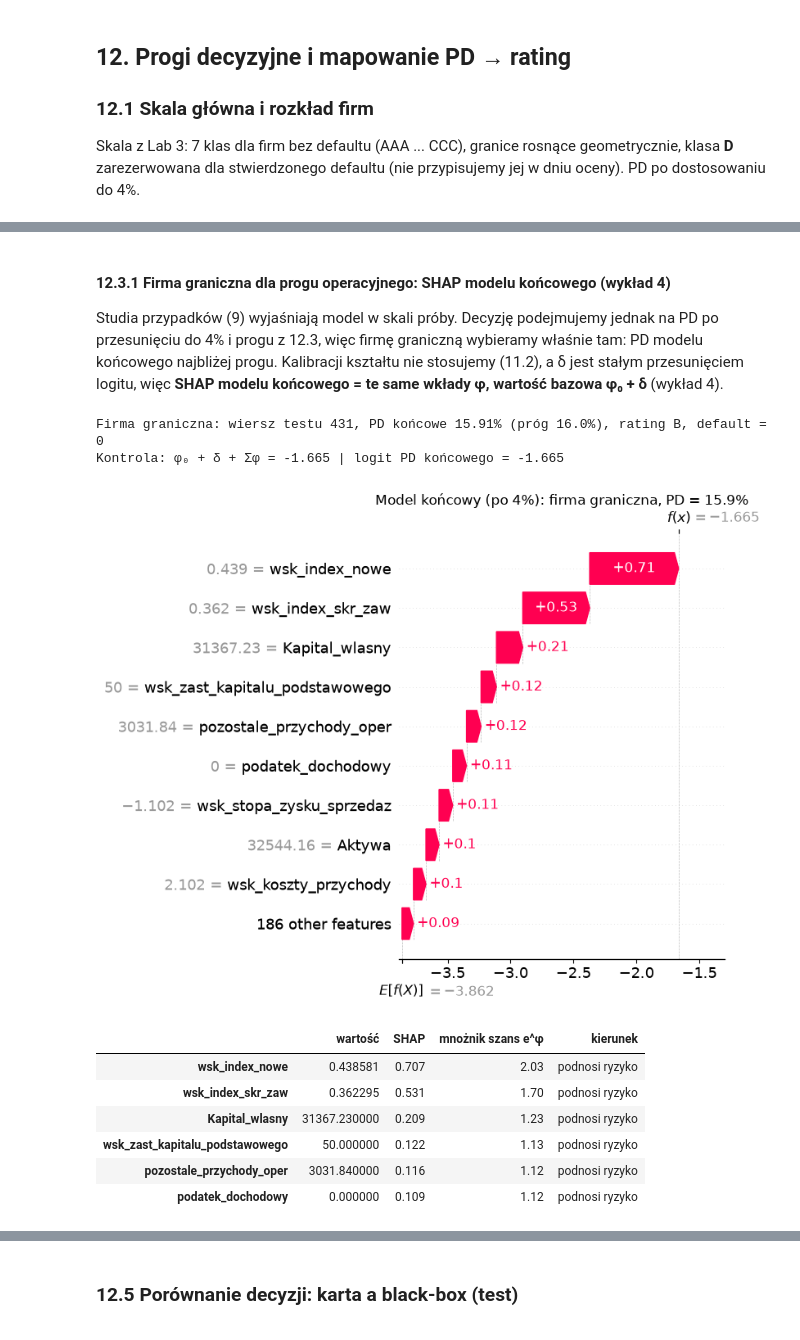
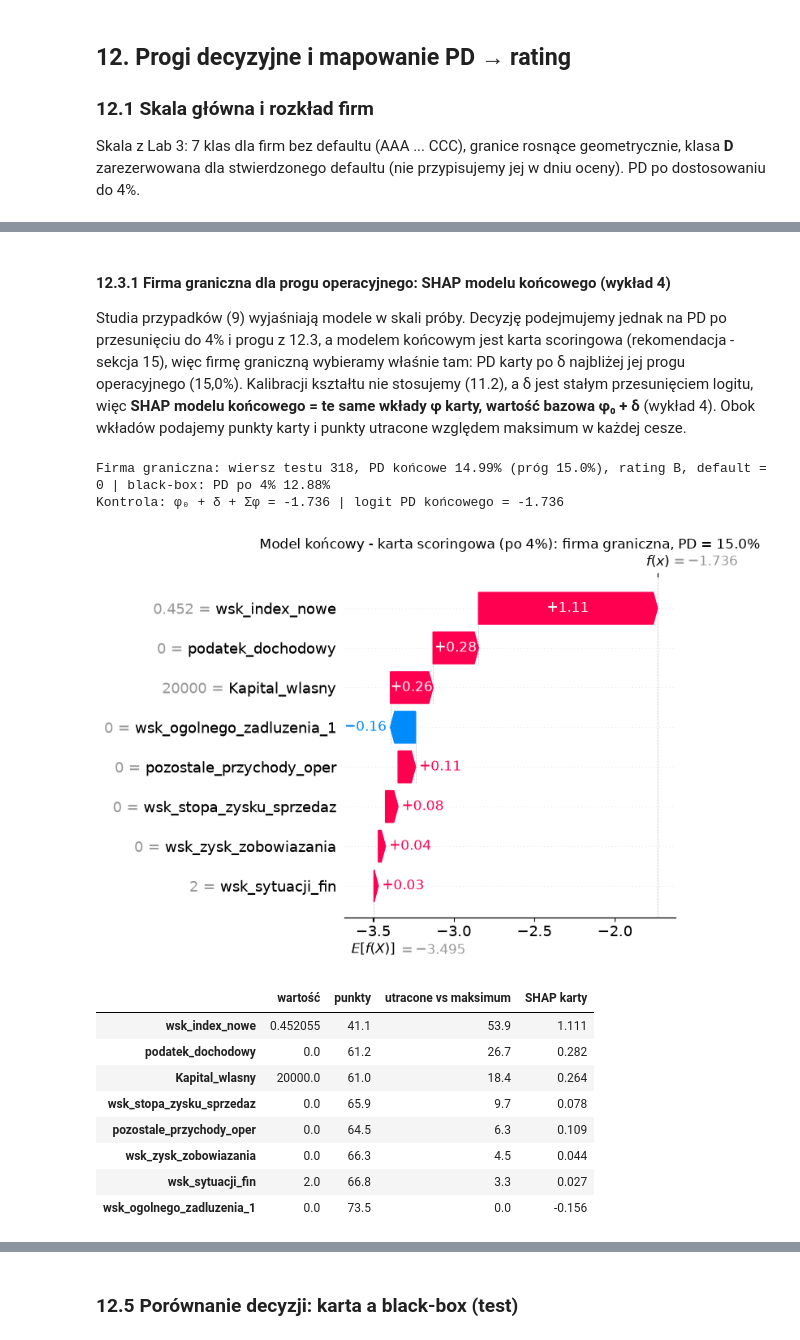
Before and after one commit to szymanskibartosz1/warsztaty_badawcze_projekt_1, a Jupyter notebook: wyjasnialnosc/projekt1_rating.ipynb, the cells around one changed output, grey strips where cells are left out. Drawn from its saved outputs; the diff is of its cells as text; code cells hidden in the pictures.

Commit message:
Wyjaśnialność: poprawki po przeglądzie (statsmodels, wkłady LIME, δ na portfelu 4%, karta jako model końcowy, kontrfakt bez dźwigni podatku), przeliczony notebook i dokumenty

```diff
--- a/wyjasnialnosc/projekt1_rating.ipynb
+++ b/wyjasnialnosc/projekt1_rating.ipynb
@@ -1706,7 +1727,7 @@ def top_k(seria, k=5):
 wiersze = []
 for nazwa, i in PRZYPADKI.items():
     s_shap = pd.Series(PHI_BB[i], index=FEATURES)
-    s_lime = pd.Series({FEATURES[j]: w for j, w in LIME[nazwa].local_exp[1]})
+    s_lime = lime_wklady(LIME[nazwa], L_TE[i])
     wspolne = top_k(s_shap, 10) & set(s_lime.index)
     wiersze.append({"przypadek": nazwa, "Jaccard top-5 SHAP vs LIME": len(top_k(s_shap) & top_k(s_lime)) / len(top_k(s_shap) | top_k(s_lime)),
                     "wspólne cechy (top-10 SHAP ∩ LIME)": len(wspolne),
@@ -1861,7 +1888,7 @@ def stabilnosc_lime(i, num_samples, n_seed=10):              # z Lab 6 (5), 10 z
     wagi = []
     for s in range(n_seed):
         e = lime_wyjasnij(i, seed=s, num_samples=num_samples)
-        wagi.append(pd.Series({FEATURES[j]: w for j, w in e.local_exp[1]}))
+        wagi.append(lime_wklady(e, L_TE[i]))
     jac, rho = [], []
     for a, b in itertools.combinations(range(n_seed), 2):
         ta, tb = top_k(wagi[a]), top_k(wagi[b]); jac.append(len(ta & tb) / len(ta | tb))
@@ -2091,12 +2121,16 @@ DR w naszych danych to ok. 14,8%, więc δ < 0 - PD po korekcie będzie **niższ
 # %%
-def delta_do_sredniej(p, cel, lo=-15.0, hi=15.0, iters=100):   # z Lab 3
+def delta_do_sredniej(p, cel, w=None, lo=-15.0, hi=15.0, iters=100):   # z Lab 3, z wagami portfela docelowego
     z = _z(p)
     for _ in range(iters):
         mid = (lo + hi) / 2
-        lo, hi = (mid, hi) if expit(z + mid).mean() < cel else (lo, mid)
+        lo, hi = (mid, hi) if np.average(expit(z + mid), weights=w) < cel else (lo, mid)
     return (lo + hi) / 2
 
-DELTA = {m: delta_do_sredniej(PS[m]["valid"], TARGET_PD) for m in P}
+def wagi_4(y):                                                # portfel docelowy: DR = 4% (wagi: default 0,04 / DR, brak defaultu 0,96 / (1 - DR))
+    return np.where(y == 1, TARGET_PD / y.mean(), (1 - TARGET_PD) / (1 - y.mean()))
+
+W_VA4, W_TE4 = wagi_4(y_va), wagi_4(y_te)
+DELTA = {m: delta_do_sredniej(PS[m]["valid"], TARGET_PD, W_VA4) for m in P}
 P4 = {m: {s: expit(_z(PS[m][s]) + DELTA[m]) for s in X} for m in P}                       # po kalibracji do 4%
 
 def pd_koncowe(Xw, m="black-box"):
@@ -2105,8 +2139,9 @@ def pd_koncowe(Xw, m="black-box"):
     return expit(_z(zastosuj(METODA[m], KAL[m], p)) + DELTA[m])
 
 for m in P:
-    print(f"{m:9s}: kształt = {METODA[m]}, δ = {DELTA[m]:+.3f} | średnie PD na valid: {P[m]['valid'].mean():.2%} (model) -> "
-          f"{PS[m]['valid'].mean():.2%} (kształt) -> {P4[m]['valid'].mean():.2%} (po δ) | DR valid {y_va.mean():.2%}")
+    print(f"{m:9s}: kształt = {METODA[m]}, δ = {DELTA[m]:+.3f} (wzór korekty a priori: {_z(np.array([TARGET_PD]))[0] - _z(np.array([y_va.mean()]))[0]:+.3f}) | "
+          f"średnie PD po δ na valid ważonym do DR 4%: {np.average(P4[m]['valid'], weights=W_VA4):.2%} | "
+          f"na valid bez wag: {P4[m]['valid'].mean():.2%} (DR valid {y_va.mean():.2%})")
 wiersze = {}
 for m in P:
     wiersze[(m, "1. model")] = metryki(y_te, P[m]["test"])
@@ -2192,8 +2231,8 @@ skala = pd.DataFrame({"klasa": RATING_LABELS,
                       "przedział PD": [f"{100 * RATING_BINS[k]:.0f}% - {100 * RATING_BINS[k + 1]:.0f}%" if k < 6 else "≥ 20%" for k in range(7)]}).set_index("klasa")
 R = {m: {s: rating(P4[m][s]) for s in X} for m in P}
 for m in P:
-    udz = pd.Series(R[m]["test"]).value_counts(normalize=True).reindex(RATING_LABELS).fillna(0)
-    skala[f"udział - {m} (test)"] = (100 * udz).round(1)
+    udz = pd.Series(W_TE4).groupby(np.asarray(R[m]["test"]).astype(str)).sum().reindex(RATING_LABELS).fillna(0) / W_TE4.sum()
+    skala[f"udział - {m} (test ważony do DR 4%)"] = (100 * udz).round(1)
     skala[f"HHI {m}"] = round(float((udz ** 2).sum()), 3)
 display(skala)
 # %% [output]
@@ -2354,30 +2395,34 @@ Odpowiednik progów w klasach ratingu: {'logit': 'odrzucamy od PD ≥ 16.5%', 'b
 # %% [markdown]
 #### 12.3.1 Firma graniczna dla progu operacyjnego: SHAP modelu końcowego (wykład 4)
 
-Studia przypadków (9) wyjaśniają model w skali próby. Decyzję podejmujemy jednak na PD po przesunięciu do 4% i progu z 12.3,
-więc firmę graniczną wybieramy właśnie tam: PD modelu końcowego najbliżej progu. Kalibracji kształtu nie stosujemy (11.2), a δ
-jest stałym przesunięciem logitu, więc **SHAP modelu końcowego = te same wkłady φ, wartość bazowa φ₀ + δ** (wykład 4).
+Studia przypadków (9) wyjaśniają modele w skali próby. Decyzję podejmujemy jednak na PD po przesunięciu do 4% i progu z 12.3,
+a modelem końcowym jest karta scoringowa (rekomendacja - sekcja 15), więc firmę graniczną wybieramy właśnie tam: PD karty po δ
+najbliżej jej progu operacyjnego (15,0%). Kalibracji kształtu nie stosujemy (11.2), a δ jest stałym przesunięciem logitu, więc
+**SHAP modelu końcowego = te same wkłady φ karty, wartość bazowa φ₀ + δ** (wykład 4). Obok wkładów podajemy punkty karty
+i punkty utracone względem maksimum w każdej cesze.
 # %%
-pd_kon_te = P4["black-box"]["test"]
-I_GRAN = int(np.argmin(np.abs(pd_kon_te - PROG["black-box"])))
-phi0_kon = BAZA_BB + DELTA["black-box"]
-print(f"Firma graniczna: wiersz testu {I_GRAN}, PD końcowe {pd_kon_te[I_GRAN]:.2%} (próg {PROG['black-box']:.1%}), "
-      f"rating {R['black-box']['test'][I_GRAN]}, default = {y_te[I_GRAN]}")
-print(f"Kontrola: φ₀ + δ + Σφ = {phi0_kon + PHI_BB[I_GRAN].sum():+.3f} | logit PD końcowego = {_z(pd_kon_te[I_GRAN:I_GRAN + 1])[0]:+.3f}")
-shap.plots.waterfall(shap.Explanation(values=PHI_BB[I_GRAN], base_values=phi0_kon, data=XS.iloc[I_GRAN].to_numpy(dtype=object),
-                                      feature_names=FEATURES), max_display=10, show=False)
-plt.title(f"Model końcowy (po 4%): firma graniczna, PD = {pd_kon_te[I_GRAN]:.1%}"); plt.tight_layout()
+pd_kon_te = P4["logit"]["test"]
+I_GRAN = int(np.argmin(np.abs(pd_kon_te - PROG["logit"])))
+phi0_kon = BAZA_LOG + DELTA["logit"]
+print(f"Firma graniczna: wiersz testu {I_GRAN}, PD końcowe {pd_kon_te[I_GRAN]:.2%} (próg {PROG['logit']:.1%}), "
+      f"rating {R['logit']['test'][I_GRAN]}, default = {y_te[I_GRAN]} | black-box: PD po 4% {P4['black-box']['test'][I_GRAN]:.2%}")
+print(f"Kontrola: φ₀ + δ + Σφ = {phi0_kon + PHI_LOG.iloc[I_GRAN].sum():+.3f} | logit PD końcowego = {_z(pd_kon_te[I_GRAN:I_GRAN + 1])[0]:+.3f}")
+shap.plots.waterfall(shap.Explanation(values=PHI_LOG.iloc[I_GRAN].to_numpy(), base_values=phi0_kon,
+                                      data=X_te.iloc[I_GRAN][CECHY_L].to_numpy(dtype=object), feature_names=CECHY_L), max_display=10, show=False)
+plt.title(f"Model końcowy - karta scoringowa (po 4%): firma graniczna, PD = {pd_kon_te[I_GRAN]:.1%}"); plt.tight_layout()
 plt.savefig("wykresy/waterfall_graniczna_4proc.png", dpi=110, bbox_inches="tight"); plt.show()
-display(powody(I_GRAN, 6))
+display(punkty_vs_max(I_GRAN))
 # %% [output]
-Firma graniczna: wiersz testu 431, PD końcowe 15.91% (próg 16.0%), rating B, default = 0
-Kontrola: φ₀ + δ + Σφ = -1.665 | logit PD końcowego = -1.665
+Firma graniczna: wiersz testu 318, PD końcowe 14.99% (próg 15.0%), rating B, default = 0 | black-box: PD po 4% 12.88%
+Kontrola: φ₀ + δ + Σφ = -1.736 | logit PD końcowego = -1.736
-[figure, old version]
+[figure, new version]
-|  | wartość | SHAP | mnożnik szans e^φ | kierunek |
-| wsk_index_nowe | 0.438581 | 0.707 | 2.03 | podnosi ryzyko |
-| wsk_index_skr_zaw | 0.362295 | 0.531 | 1.70 | podnosi ryzyko |
-| Kapital_wlasny | 31367.230000 | 0.209 | 1.23 | podnosi ryzyko |
-| wsk_zast_kapitalu_podstawowego | 50.000000 | 0.122 | 1.13 | podnosi ryzyko |
-| pozostale_przychody_oper | 3031.840000 | 0.116 | 1.12 | podnosi ryzyko |
-| podatek_dochodowy | 0.000000 | 0.109 | 1.12 | podnosi ryzyko |
+|  | wartość | punkty | utracone vs maksimum | SHAP karty |
+| wsk_index_nowe | 0.452055 | 41.1 | 53.9 | 1.111 |
+| podatek_dochodowy | 0.0 | 61.2 | 26.7 | 0.282 |
+| Kapital_wlasny | 20000.0 | 61.0 | 18.4 | 0.264 |
+| wsk_stopa_zysku_sprzedaz | 0.0 | 65.9 | 9.7 | 0.078 |
+| pozostale_przychody_oper | 0.0 | 64.5 | 6.3 | 0.109 |
+| wsk_zysk_zobowiazania | 0.0 | 66.3 | 4.5 | 0.044 |
+| wsk_sytuacji_fin | 2.0 | 66.8 | 3.3 | 0.027 |
+| wsk_ogolnego_zadluzenia_1 | 0.0 | 73.5 | 0.0 | -0.156 |
 # %% [markdown]
```
Also changed, not shown: parts of 101 cells of this notebook, 29 other files.
